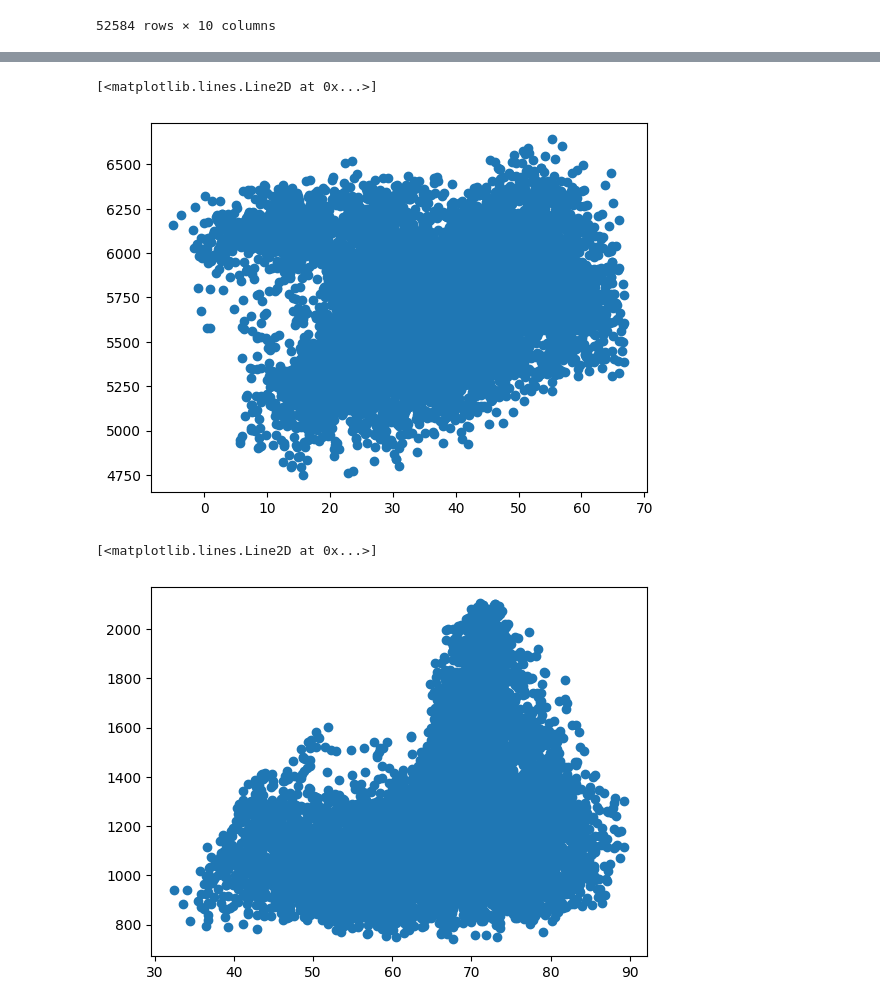
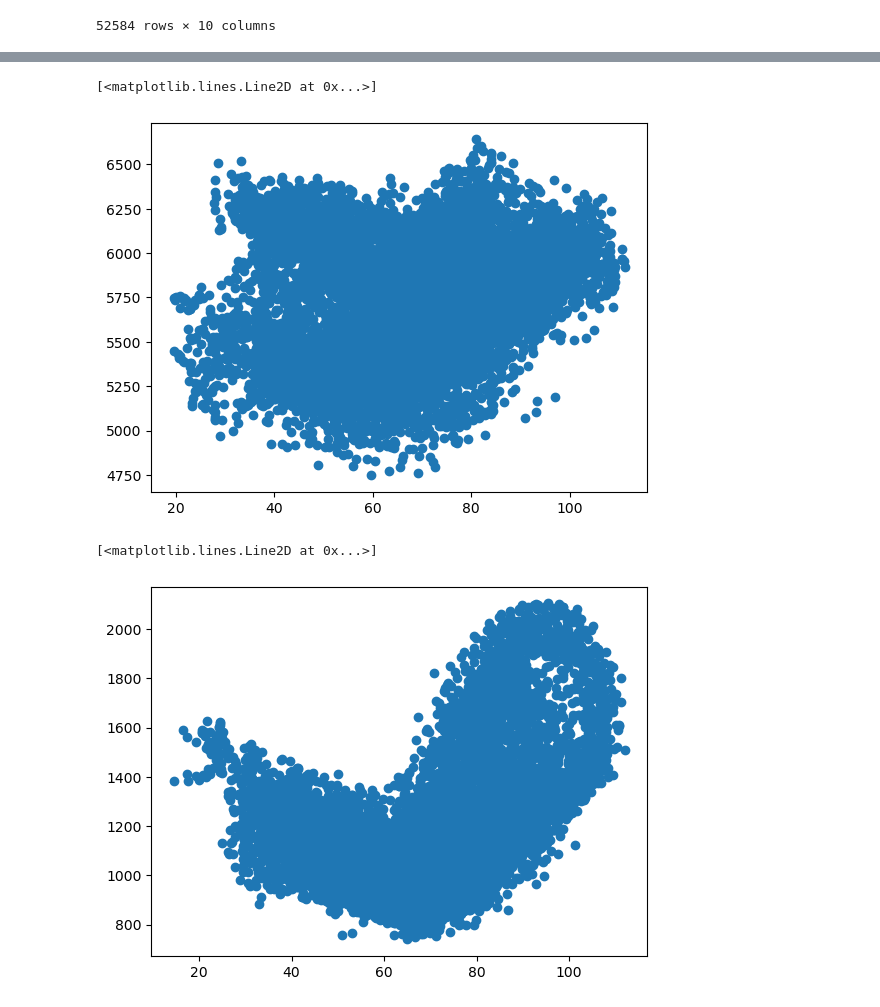
Before and after one commit to Akumaar/Millenium_SP24, a Jupyter notebook: load vs temp scatter plots.ipynb, the cells around one changed output, grey strips where cells are left out. Drawn from its saved outputs; the diff is of its cells as text; code cells hidden in the pictures.

```diff
--- a/load vs temp scatter plots.ipynb
+++ b/load vs temp scatter plots.ipynb
@@ -3,12 +3,12 @@ import pandas as pd
 import numpy as np
 import matplotlib.pyplot as plt
 # %%
-ercot_2023 = pd.read_excel(r"D:\OneDrive\Edward Gu\Cornell\CDS\Millennium Project\load_data\Native_Load_2023.xlsx")
-ercot_2022 = pd.read_excel(r"D:\OneDrive\Edward Gu\Cornell\CDS\Millennium Project\load_data\Native_Load_2022.xlsx")
-ercot_2021 = pd.read_excel(r"D:\OneDrive\Edward Gu\Cornell\CDS\Millennium Project\load_data\Native_Load_2021.xlsx")
-ercot_2020 = pd.read_excel(r"D:\OneDrive\Edward Gu\Cornell\CDS\Millennium Project\load_data\Native_Load_2020.xlsx")
-ercot_2019 = pd.read_excel(r"D:\OneDrive\Edward Gu\Cornell\CDS\Millennium Project\load_data\Native_Load_2019.xlsx")
-ercot_2018 = pd.read_excel(r"D:\OneDrive\Edward Gu\Cornell\CDS\Millennium Project\load_data\Native_Load_2018.xlsx")
+ercot_2023 = pd.read_excel('/Users/amrithkumaar/Downloads/Native_Load_2023 3.xlsx')
+ercot_2022 = pd.read_excel('/Users/amrithkumaar/Downloads/Native_Load_2022.xlsx')
+ercot_2021 = pd.read_excel('/Users/amrithkumaar/Downloads/Native_Load_2021.xlsx')
+ercot_2020 = pd.read_excel('/Users/amrithkumaar/Downloads/Native_Load_2020.xlsx')
+ercot_2019 = pd.read_excel('/Users/amrithkumaar/Downloads/Native_Load_2019.xlsx')
+ercot_2018 = pd.read_excel('/Users/amrithkumaar/Downloads/Native_Load_2018.xlsx')
 # %%
 #2021-2023 had different Hourending column names
 ercot_2021 = ercot_2021.rename(columns = {'Hour Ending' : 'HourEnding'})
@@ -55,19 +55,21 @@ full_load
 | 52583 | 2023-12-31 23:59:00 | 10819.435761 | 1426.844510 | 6101.636765 | 1264.371023 | 11829.839391 | 2958.118318 | 6053.724052 | 1167.999063 | 41621.968883 |
 52584 rows × 10 columns
 # %%
-weather_WEST = pd.read_csv(r"D:\OneDrive\Edward Gu\Cornell\CDS\Millennium Project\env_data\Abilene_weather(WEST).csv")
-weather_NCENTRAL = pd.read_csv(r"D:\OneDrive\Edward Gu\Cornell\CDS\Millennium Project\env_data\DallasFortWorth_weather(NCENTRAL).csv")
-weather_SCENTRAL = pd.read_csv(r"D:\OneDrive\Edward Gu\Cornell\CDS\Millennium Project\env_data\Austin_weather(SCENTRAL).csv")
-weather_SOUTH = pd.read_csv(r"D:\OneDrive\Edward Gu\Cornell\CDS\Millennium Project\env_data\MCAllen_weather(SOUTH).csv")
+weather_COAST = pd.read_csv('/Users/amrithkumaar/Downloads/Houston_weather(COAST).csv')
+weather_EAST = pd.read_csv('/Users/amrithkumaar/Downloads/Tyler_weather(EAST).csv')
+weather_FWEST = pd.read_csv('/Users/amrithkumaar/Downloads/Midland_weather(FWEST).csv')
+weather_NORTH = pd.read_csv('/Users/amrithkumaar/Downloads/WichitaFalls_weather(NORTH).csv')
 # %%
-weather_WEST.date = pd.to_datetime(weather_WEST.date)
-weather_WEST = weather_WEST.drop(columns = ['Unnamed: 0'])
+weather_COAST = pd.read_csv('/Users/amrithkumaar/Downloads/Houston_weather(COAST).csv')
 
-weather_NCENTRAL.date = pd.to_datetime(weather_NCENTRAL.date)
-weather_NCENTRAL = weather_NCENTRAL.drop(columns = ['Unnamed: 0'])
+weather_COAST.date = pd.to_datetime(weather_COAST.date)
+weather_COAST = weather_COAST.drop(columns = ['Unnamed: 0'])
 
-weather_SCENTRAL.date = pd.to_datetime(weather_SCENTRAL.date)
-weather_SCENTRAL = weather_SCENTRAL.drop(columns = ['Unnamed: 0'])
+weather_EAST.date = pd.to_datetime(weather_EAST.date)
+weather_EAST = weather_EAST.drop(columns = ['Unnamed: 0'])
 
-weather_SOUTH.date = pd.to_datetime(weather_SOUTH.date)
-weather_SOUTH = weather_SOUTH.drop(columns = ['Unnamed: 0'])
+weather_FWEST.date = pd.to_datetime(weather_FWEST.date)
+weather_FWEST = weather_FWEST.drop(columns = ['Unnamed: 0'])
+
+weather_NORTH.date = pd.to_datetime(weather_NORTH.date)
+weather_NORTH = weather_NORTH.drop(columns = ['Unnamed: 0'])
@@ -154,17 +151,17 @@ plt.plot(weather_NCENTRAL[weather_NCENTRAL['date'].dt.year == 2023].temperature_
 # %%
 #FWEST
 
-plt.plot(weather_SCENTRAL[weather_SCENTRAL['date'].dt.year == 2023].temperature_2m,
+plt.plot(weather_FWEST[weather_FWEST['date'].dt.year == 2023].temperature_2m,
     full_load[full_load['HourEnding'].dt.year == 2023].FWEST,
           'o')
 # %% [output]
 [<matplotlib.lines.Line2D at 0x...>]
-[figure, old version]
+[figure, new version]
 # %%
 #NORTH
-plt.plot(weather_SOUTH[weather_SOUTH['date'].dt.year == 2023].temperature_2m,
+plt.plot(weather_NORTH[weather_NORTH['date'].dt.year == 2023].temperature_2m,
          full_load[full_load['HourEnding'].dt.year == 2023].NORTH,
           'o')
 # %% [output]
 [<matplotlib.lines.Line2D at 0x...>]
-[figure, old version]
+[figure, new version]
```
Also changed, not shown: parts of 78 cells of this notebook.
